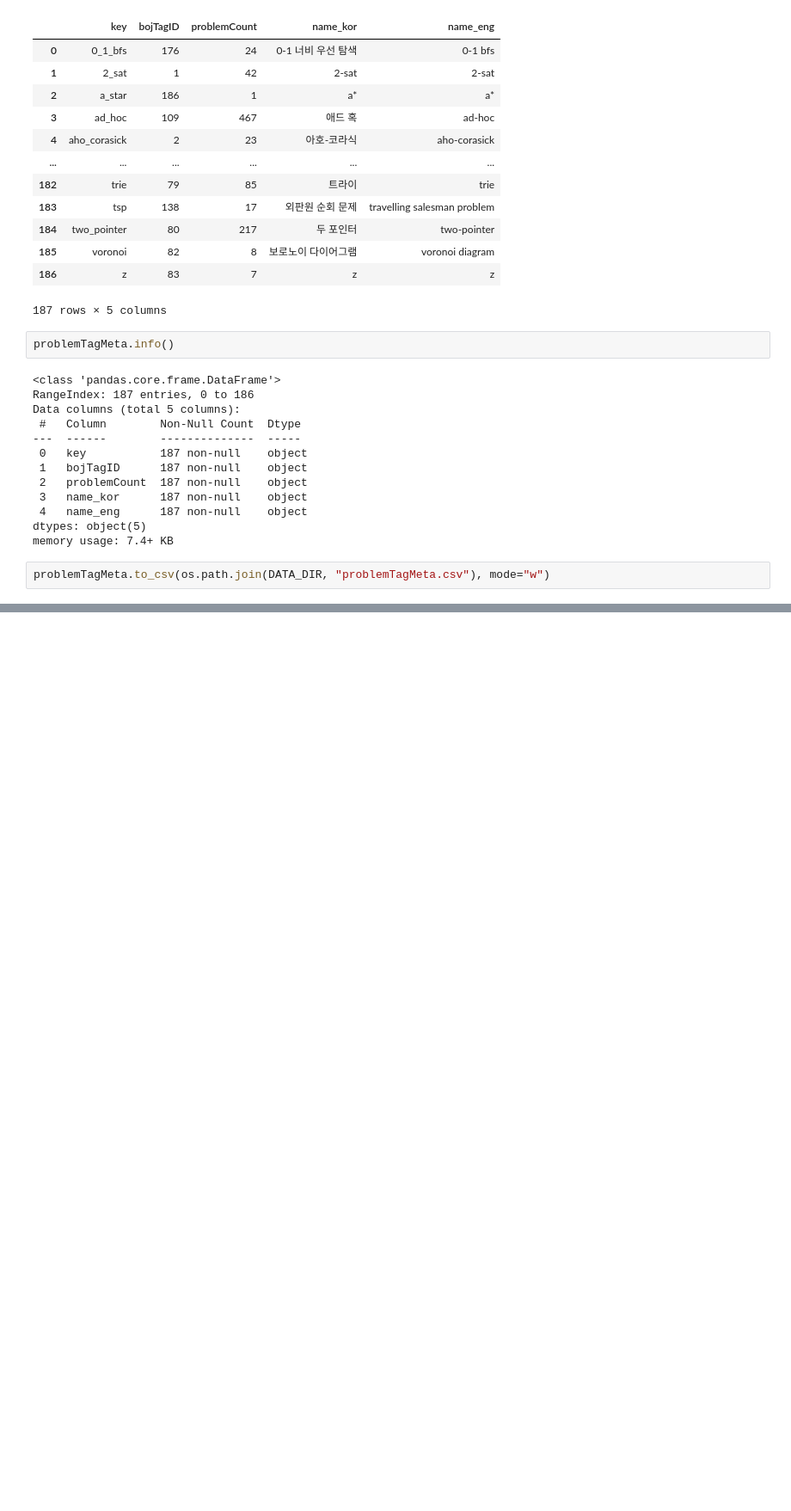
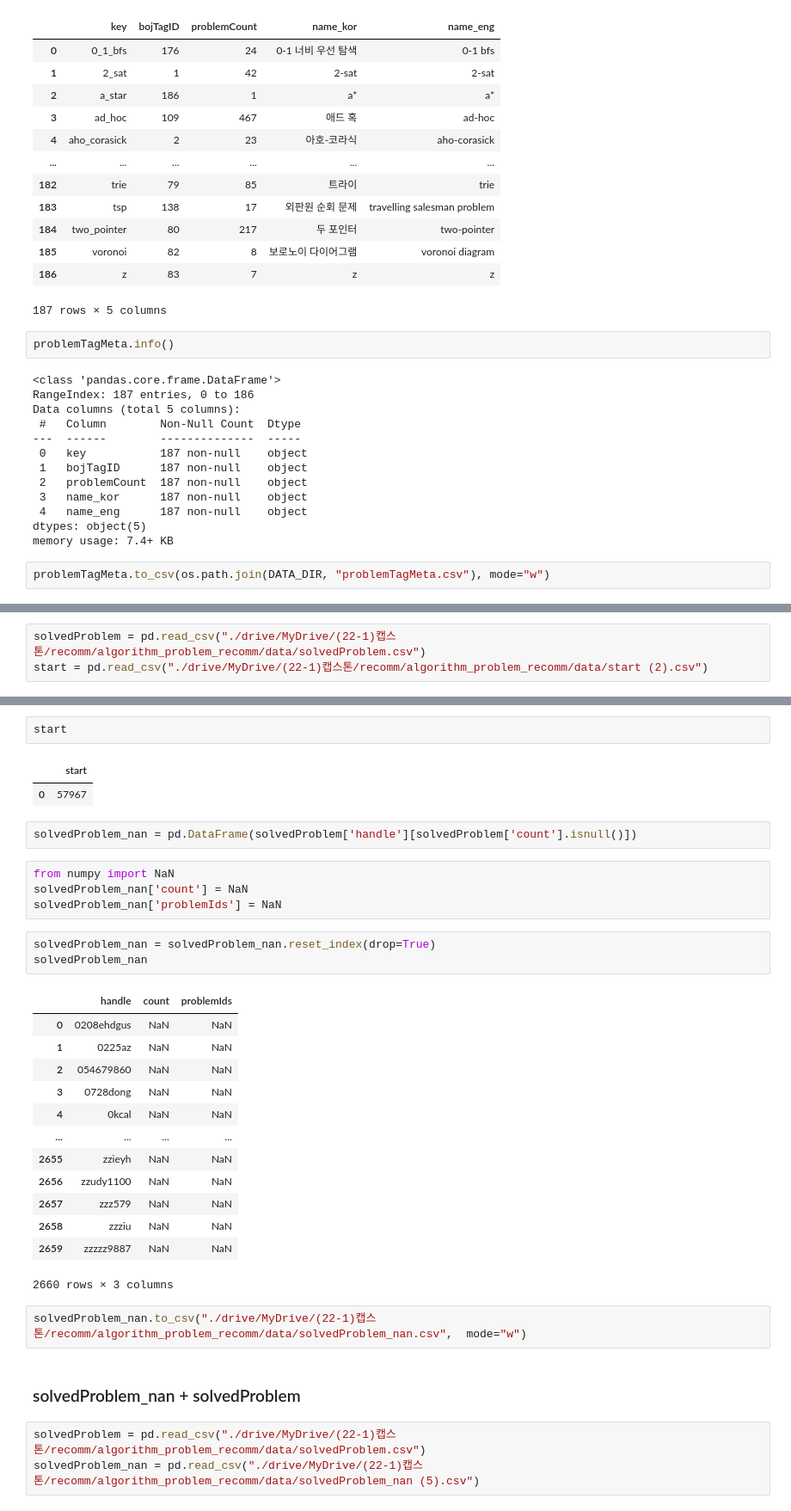
Before and after one commit to Capstone-Algo-Recommendation/ML-recommendation, a Jupyter notebook: data/get_data.ipynb, the cells around one changed output, grey strips where cells are left out. Shown at 86% size. Drawn from its saved outputs; the diff is of its cells as text; blank space fills up the shorter version.

```diff
--- a/data/get_data.ipynb
+++ b/data/get_data.ipynb
@@ -421,0 +491,3 @@ problemTagMeta.to_csv(os.path.join(DATA_DIR, "problemTagMeta.csv"), mode="w")
+# %%
+solvedProblem = pd.read_csv("./drive/MyDrive/(22-1)캡스톤/recomm/algorithm_problem_recomm/data/solvedProblem.csv")
+start = pd.read_csv("./drive/MyDrive/(22-1)캡스톤/recomm/algorithm_problem_recomm/data/start (2).csv")
@@ -421,0 +507,35 @@ problemTagMeta.to_csv(os.path.join(DATA_DIR, "problemTagMeta.csv"), mode="w")
+# %%
+start
+# %% [output]
+|  | start |
+| 0 | 57967 |
+# %%
+solvedProblem_nan = pd.DataFrame(solvedProblem['handle'][solvedProblem['count'].isnull()])
+# %%
+from numpy import NaN
+solvedProblem_nan['count'] = NaN
+solvedProblem_nan['problemIds'] = NaN
+# %%
+solvedProblem_nan = solvedProblem_nan.reset_index(drop=True)
+solvedProblem_nan
+# %% [output]
+|  | handle | count | problemIds |
+| 0 | 0208ehdgus | NaN | NaN |
+| 1 | 0225az | NaN | NaN |
+| 2 | 054679860 | NaN | NaN |
+| 3 | 0728dong | NaN | NaN |
+| 4 | 0kcal | NaN | NaN |
+| ... | ... | ... | ... |
+| 2655 | zzieyh | NaN | NaN |
+| 2656 | zzudy1100 | NaN | NaN |
+| 2657 | zzz579 | NaN | NaN |
+| 2658 | zzziu | NaN | NaN |
+| 2659 | zzzzz9887 | NaN | NaN |
+2660 rows × 3 columns
+# %%
+solvedProblem_nan.to_csv("./drive/MyDrive/(22-1)캡스톤/recomm/algorithm_problem_recomm/data/solvedProblem_nan.csv",  mode="w")
+# %% [markdown]
+### solvedProblem_nan + solvedProblem
+# %%
+solvedProblem = pd.read_csv("./drive/MyDrive/(22-1)캡스톤/recomm/algorithm_problem_recomm/data/solvedProblem.csv")
+solvedProblem_nan = pd.read_csv("./drive/MyDrive/(22-1)캡스톤/recomm/algorithm_problem_recomm/data/solvedProblem_nan (5).csv")
```
Also changed, not shown: parts of 22 cells of this notebook.
